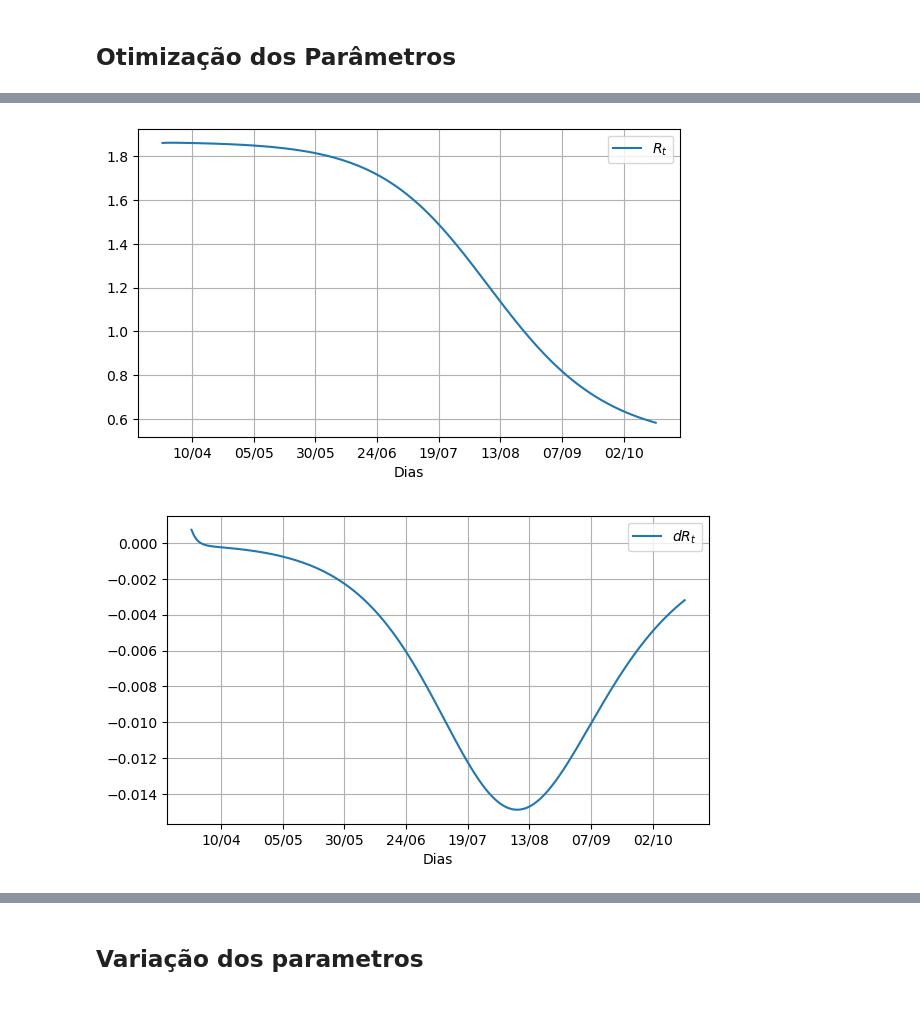
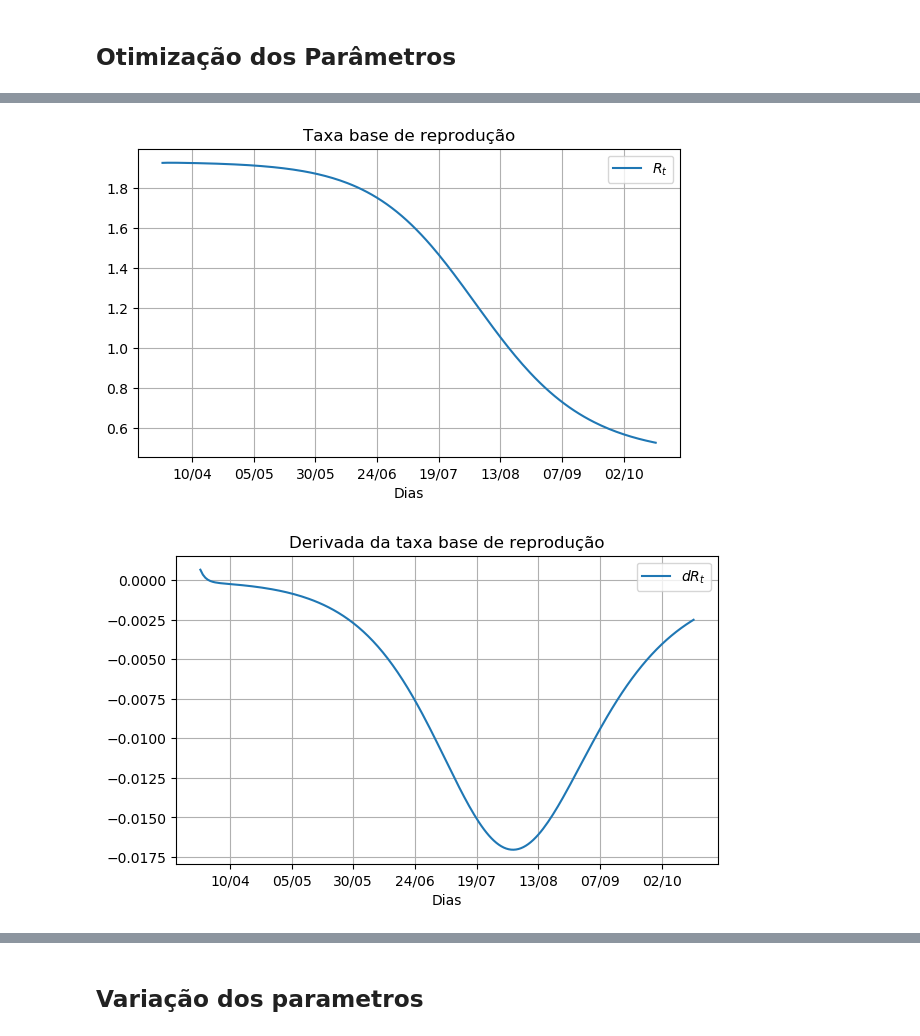
Before and after one commit to rafabench/modelo-covid19, a Jupyter notebook: notebooks/Higher Order Bayes rules for ODEs.ipynb, the cells around one changed output, grey strips where cells are left out. Cells and saved outputs as stored; diff of their text form; code cells hidden in the pictures; blank space fills up the shorter version.

```diff
--- a/notebooks/Higher Order Bayes rules for ODEs.ipynb
+++ b/notebooks/Higher Order Bayes rules for ODEs.ipynb
@@ -99,0 +83,2 @@ res = DiffEqFlux.sciml_train(loss_adjoint, p_start, Fminbox(LBFGS()),
+# %%
+res = DiffEqFlux.sciml_train(loss_adjoint, p_start, NewtonTrustRegion())
@@ -150,18 +157,17 @@ end
 # %%
 Ts = 0.0:1.0:200
 CI_opt, p_opt = build_p_ci(res.minimizer)
 sol = model(p_opt, CI_opt, Ts);
 fig, ax = PyPlot.subplots(ncols=1, figsize=(7,4))
 serie = Rt(sol,p_opt)
+ax.set_title("Taxa base de reprodução")
 graph_py.plot_accum(serie, Rio_acc_d,real_data = false, m_label = L"R_t", ax = ax,blur = 1.0, eng_fmt = false)
 # %% [output]
-[figure, old version]
+[figure, new version]
 # %%
-Ts = 0.0:1.0:200
-CI_opt, p_opt = build_p_ci(res.minimizer)
-sol = model(p_opt, CI_opt, Ts);
 fig, ax = PyPlot.subplots(ncols=1, figsize=(7,4))
 serie = dRt(sol,p_opt)
+ax.set_title("Derivada da taxa base de reprodução")
 graph_py.plot_accum(serie, Rio_acc_d,real_data = false, m_label = L"dR_t", ax = ax,blur = 1.0, eng_fmt = false)
 # %% [output]
-[figure, old version]
+[figure, new version]
```
Also changed, not shown: parts of 14 cells of this notebook, 1 other file.
